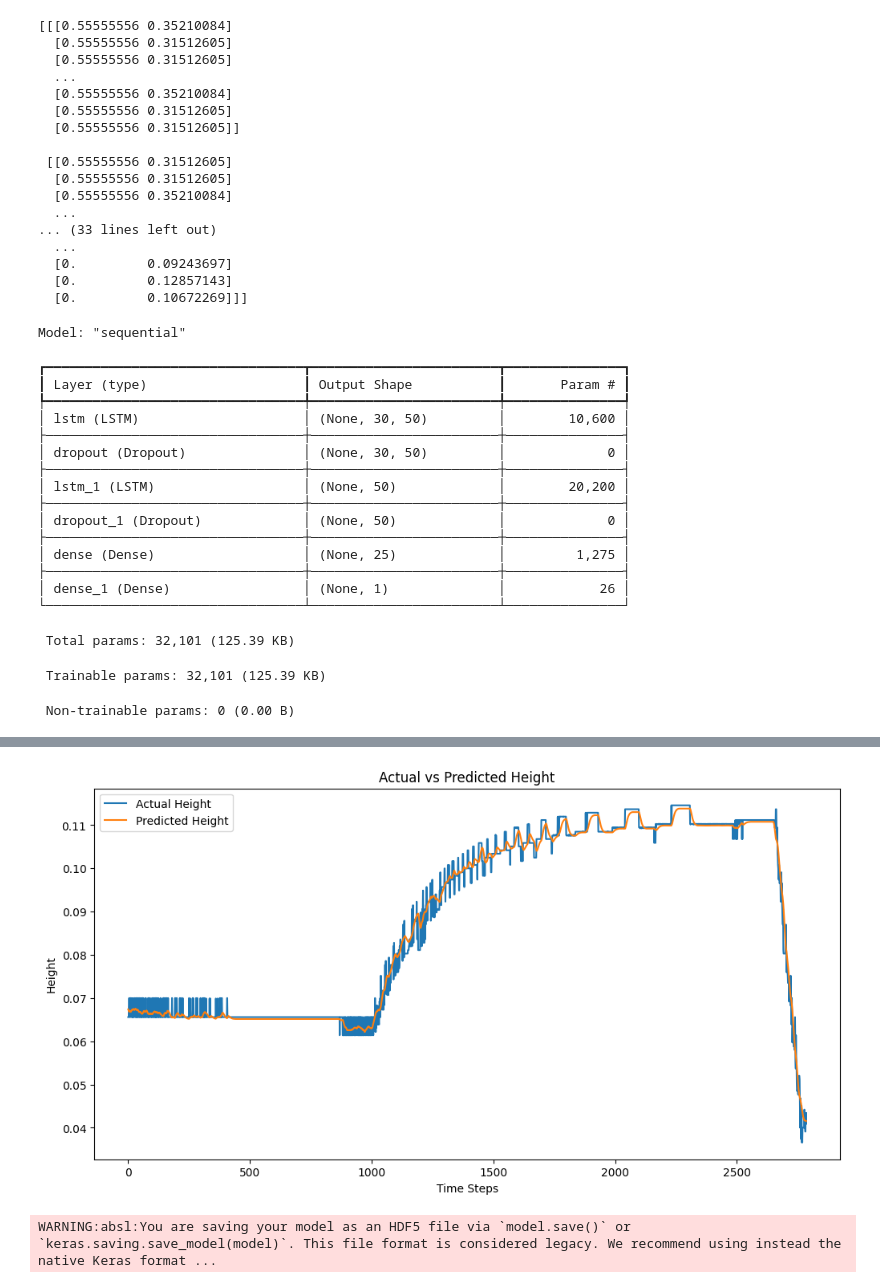
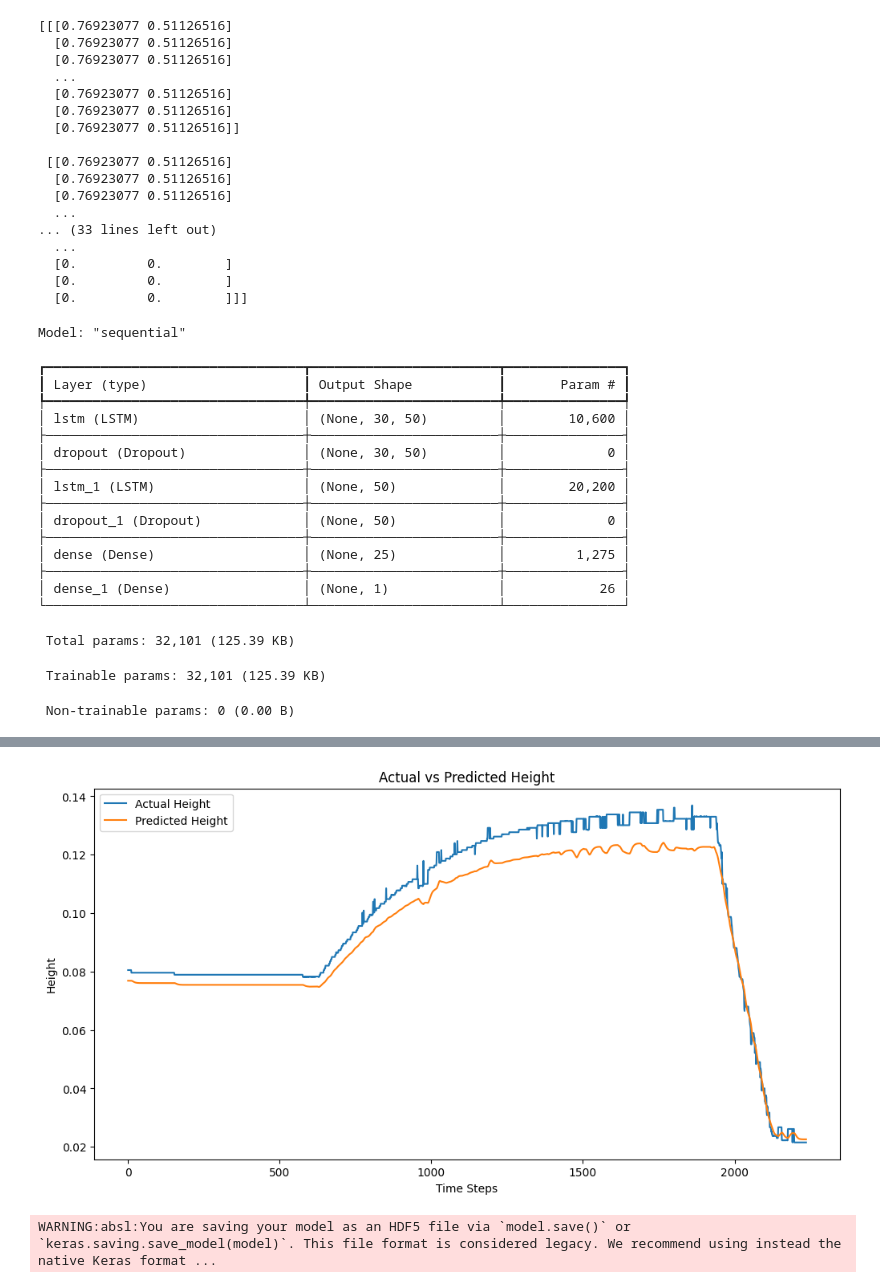
Before and after one commit to AftaabAhamed/FYP-pinns, a Jupyter notebook: NL_Exp_UG.ipynb, the cells around one changed output, grey strips where cells are left out. Drawn from its saved outputs; the diff is of its cells as text; code cells hidden in the pictures.

```diff
--- a/NL_Exp_UG.ipynb
+++ b/NL_Exp_UG.ipynb
@@ -12,7 +12,7 @@ from keras.layers import LSTM, Dense, Dropout # type: ignore
 
 # Load your dataset
 # df = pd.read_csv("/content/exp_dataset.csv")
-df = pd.read_csv(r"data\real_data2024-12-19T20_07.csv")
+df = pd.read_csv(r"C:\Users\karth\Downloads\Real System_data_OL_2025-02-14_20-37-49.csv")
 
 # Preprocessing
 data = df[['voltage', 'height']].values  # Voltage = u, Height = y
@@ -84,23 +84,23 @@ plt.ylabel('Height')
 plt.title('Actual vs Predicted Height')
 plt.show()
 # %% [output]
-[[[0.55555556 0.35210084]
-  [0.55555556 0.31512605]
-  [0.55555556 0.31512605]
+[[[0.76923077 0.51126516]
+  [0.76923077 0.51126516]
+  [0.76923077 0.51126516]
   ...
-  [0.55555556 0.35210084]
-  [0.55555556 0.31512605]
-  [0.55555556 0.31512605]]
+  [0.76923077 0.51126516]
+  [0.76923077 0.51126516]
+  [0.76923077 0.51126516]]
 
- [[0.55555556 0.31512605]
-  [0.55555556 0.31512605]
-  [0.55555556 0.35210084]
+ [[0.76923077 0.51126516]
+  [0.76923077 0.51126516]
+  [0.76923077 0.51126516]
   ...
 ... (33 lines left out)
   ...
-  [0.         0.09243697]
-  [0.         0.12857143]
-  [0.         0.10672269]]]
+  [0.         0.        ]
+  [0.         0.        ]
+  [0.         0.        ]]]
 Model: "sequential"
 ┏━━━━━━━━━━━━━━━━━━━━━━━━━━━━━━━━━┳━━━━━━━━━━━━━━━━━━━━━━━━┳━━━━━━━━━━━━━━━┓
 ┃ Layer (type)                    ┃ Output Shape           ┃       Param # ┃
@@ -135,4 +135,4 @@ RMSE: 0.00
-[figure, old version]
+[figure, new version]
 # %%
 model.save('trained_model.h5')
 import joblib
```
Also changed, not shown: parts of 1 cell of this notebook, 14 other files.
